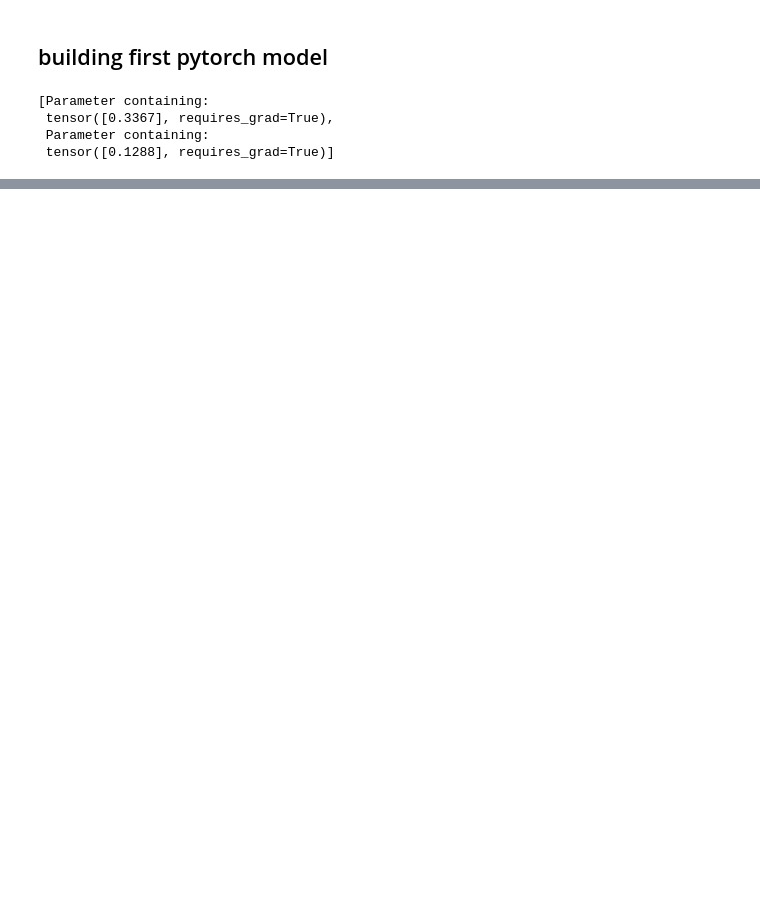
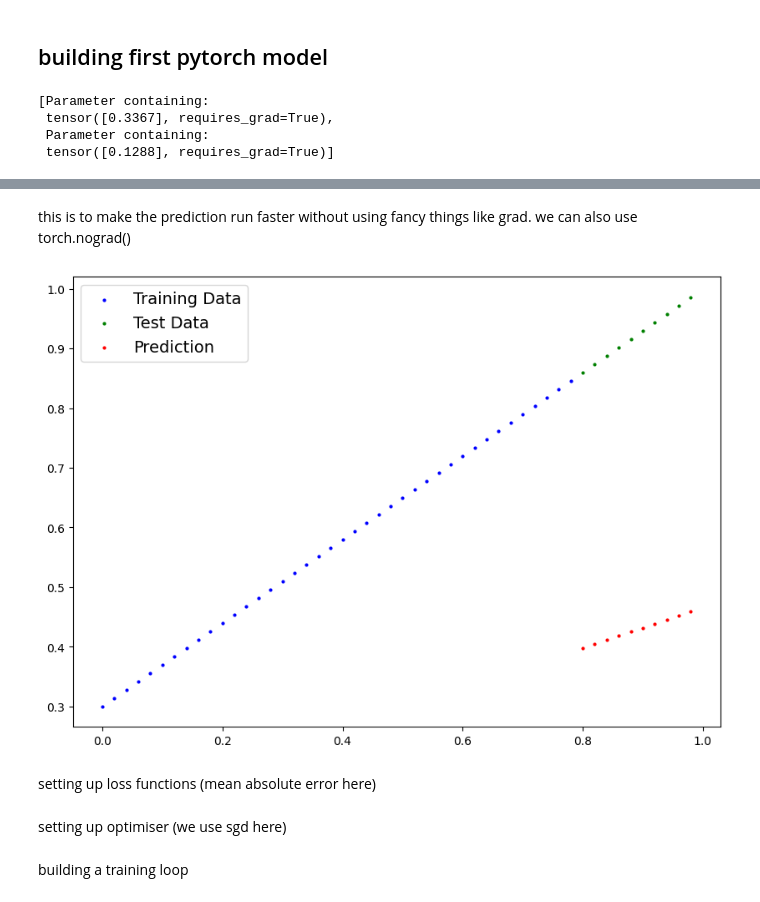
Before and after one commit to innovinitylabs/learning-pytorch, a Jupyter notebook: 01_pytorch_workflow_codealong.ipynb, the cells around one changed output, grey strips where cells are left out. Saved outputs shown, nothing was run; the diff lists cells and outputs as text; code cells hidden in the pictures; blank space fills up the shorter version.

```diff
--- a/01_pytorch_workflow_codealong.ipynb
+++ b/01_pytorch_workflow_codealong.ipynb
@@ -137,0 +153,5 @@ list(model_0.parameters())
+# %%
+with torch.inference_mode():
+    y_pred = model_0(X_test)
+
+y_pred , y_test
@@ -137,0 +179,8 @@ list(model_0.parameters())
+# %% [markdown]
+this is to make the prediction run faster without using fancy things like grad. we can also use torch.nograd()
+# %%
+plot_pred(predictions=y_pred)
+# %% [output]
+[figure, added]
+# %% [markdown]
+setting up loss functions (mean absolute error here)
@@ -137,0 +189,2 @@ list(model_0.parameters())
+# %% [markdown]
+setting up optimiser (we use sgd here)
@@ -137,0 +193,2 @@ list(model_0.parameters())
+# %% [markdown]
+building a training loop
```
Also changed, not shown: parts of 9 cells of this notebook.
